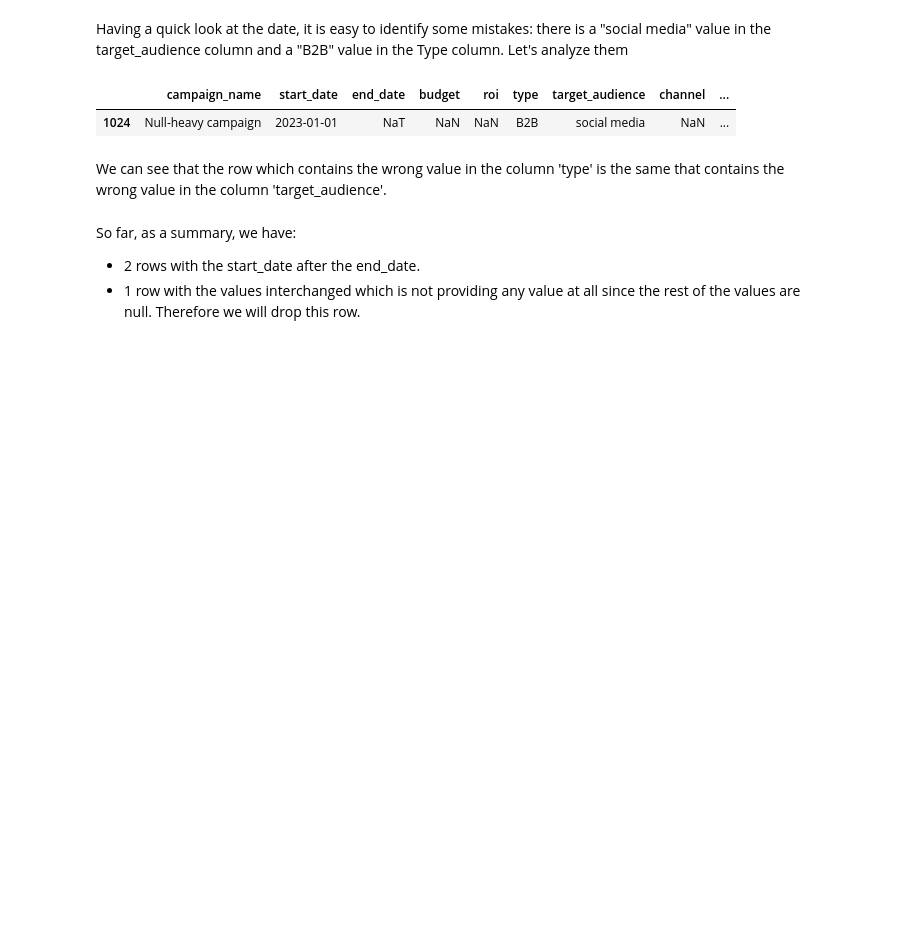
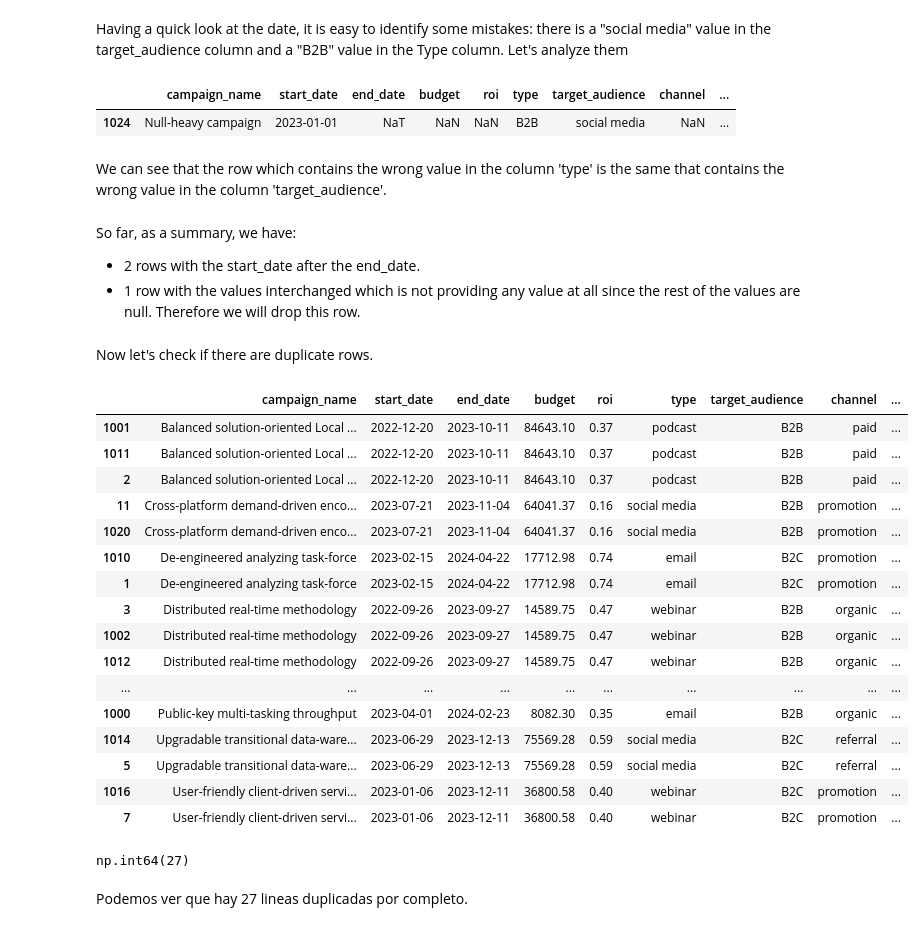
Before and after one commit to Ignacio538/Marketing-Campaings, a Jupyter notebook: Analysis.ipynb, the cells around one changed output. Saved outputs shown, nothing was run; the diff lists cells and outputs as text; code cells hidden in the pictures; blank space fills up the shorter version.

```diff
--- a/Analysis.ipynb
+++ b/Analysis.ipynb
@@ -222,3 +222,35 @@ So far, as a summary, we have:
 # %%
 # We will drop row 1024
 df = df.drop(index=1024)
+# %% [markdown]
+Now let's check if there are duplicate rows.
+# %%
+# Let's check duplicate rows in the dataset
+duplicates = df[df.duplicated(keep=False)]
+duplicates.sort_values(by='campaign_name', ascending=True)
+# %% [output]
+|  | campaign_name | start_date | end_date | budget | roi | type | target_audience | channel | ... |
+| 1001 | Balanced solution-oriented Local ... | 2022-12-20 | 2023-10-11 | 84643.10 | 0.37 | podcast | B2B | paid | ... |
+| 1011 | Balanced solution-oriented Local ... | 2022-12-20 | 2023-10-11 | 84643.10 | 0.37 | podcast | B2B | paid | ... |
+| 2 | Balanced solution-oriented Local ... | 2022-12-20 | 2023-10-11 | 84643.10 | 0.37 | podcast | B2B | paid | ... |
+| 11 | Cross-platform demand-driven enco... | 2023-07-21 | 2023-11-04 | 64041.37 | 0.16 | social media | B2B | promotion | ... |
+| 1020 | Cross-platform demand-driven enco... | 2023-07-21 | 2023-11-04 | 64041.37 | 0.16 | social media | B2B | promotion | ... |
+| 1010 | De-engineered analyzing task-force | 2023-02-15 | 2024-04-22 | 17712.98 | 0.74 | email | B2C | promotion | ... |
+| 1 | De-engineered analyzing task-force | 2023-02-15 | 2024-04-22 | 17712.98 | 0.74 | email | B2C | promotion | ... |
+| 3 | Distributed real-time methodology | 2022-09-26 | 2023-09-27 | 14589.75 | 0.47 | webinar | B2B | organic | ... |
+| 1002 | Distributed real-time methodology | 2022-09-26 | 2023-09-27 | 14589.75 | 0.47 | webinar | B2B | organic | ... |
+| 1012 | Distributed real-time methodology | 2022-09-26 | 2023-09-27 | 14589.75 | 0.47 | webinar | B2B | organic | ... |
+| ... | ... | ... | ... | ... | ... | ... | ... | ... | ... |
+| 1000 | Public-key multi-tasking throughput | 2023-04-01 | 2024-02-23 | 8082.30 | 0.35 | email | B2B | organic | ... |
+| 1014 | Upgradable transitional data-ware... | 2023-06-29 | 2023-12-13 | 75569.28 | 0.59 | social media | B2C | referral | ... |
+| 5 | Upgradable transitional data-ware... | 2023-06-29 | 2023-12-13 | 75569.28 | 0.59 | social media | B2C | referral | ... |
+| 1016 | User-friendly client-driven servi... | 2023-01-06 | 2023-12-11 | 36800.58 | 0.40 | webinar | B2C | promotion | ... |
+| 7 | User-friendly client-driven servi... | 2023-01-06 | 2023-12-11 | 36800.58 | 0.40 | webinar | B2C | promotion | ... |
+# %%
+# Let's count the duplicated rows
+duplicates_count = df.duplicated(keep=False).sum()
+duplicates_count
+# %% [output]
+np.int64(27)
+# %% [markdown]
+Podemos ver que hay 27 lineas duplicadas por completo.
```
